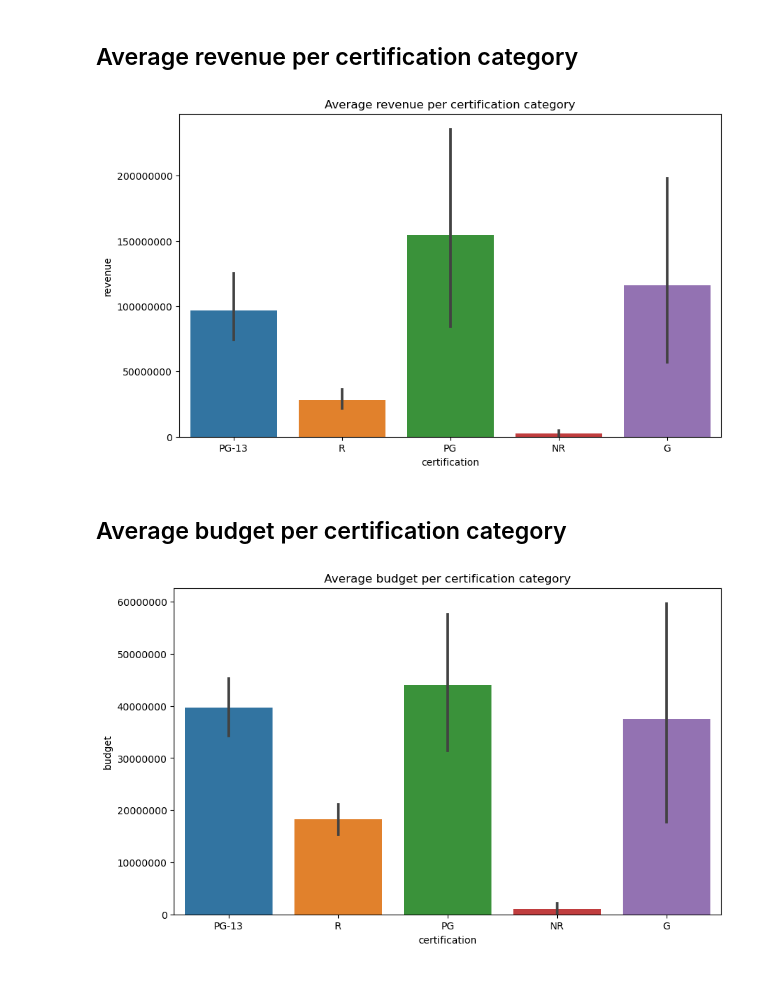
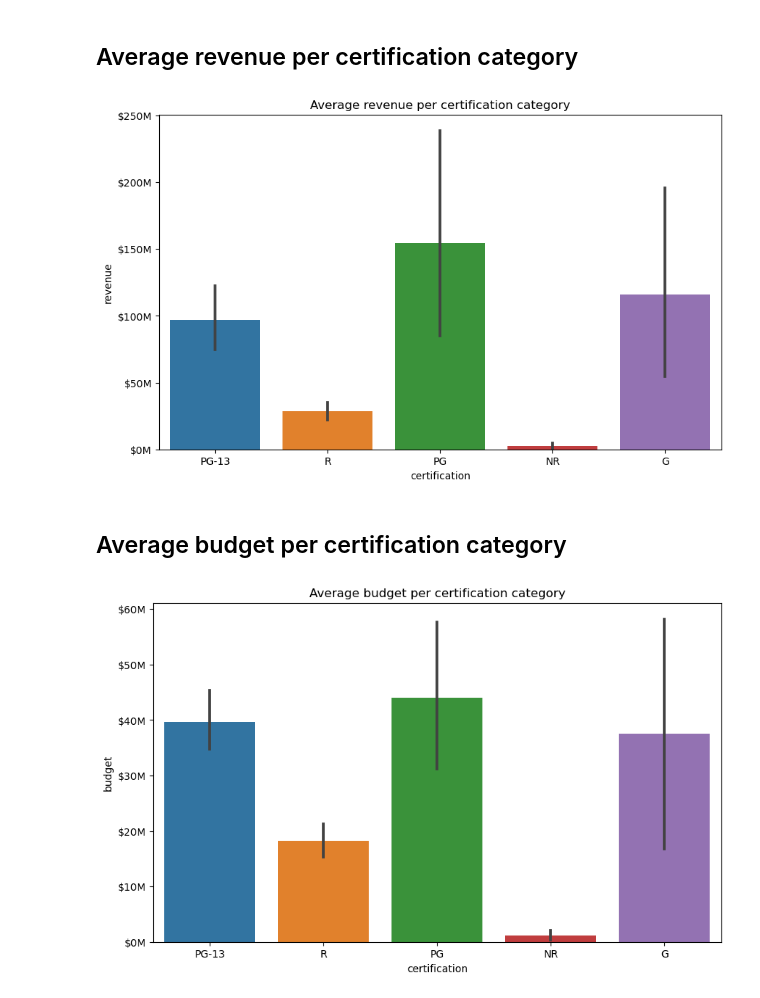
Before and after one commit to Qisam0322/IMDB-Movie-Analysis, a Jupyter notebook: EDA_on_API_Results.ipynb, the cells around one changed output. Saved outputs shown, nothing was run; the diff lists cells and outputs as text; code cells hidden in the pictures.

Commit message:
updated EDA diagrams

```diff
--- a/EDA_on_API_Results.ipynb
+++ b/EDA_on_API_Results.ipynb
@@ -94,15 +86,19 @@ Name: certification, dtype: int64
 fi,ax = plt.subplots(figsize=(10,6))
 sns.barplot(data=df_financial,x='certification',y='revenue')
 plt.ticklabel_format(style='plain', axis='y')
-ax.set_title('Average revenue per certification category');
+ax.set_title('Average revenue per certification category')
+formatter = FuncFormatter(lambda x, _: f"${int(x / 1e6):,}M")
+ax.yaxis.set_major_formatter(formatter);
 # %% [output]
-[figure, old version]
+[figure, new version]
 # %% [markdown]
 ## Average budget per certification category
 # %%
 fi,ax = plt.subplots(figsize=(10,6))
 sns.barplot(data=df_financial,x='certification',y='budget')
 plt.ticklabel_format(style='plain', axis='y')
-ax.set_title('Average budget per certification category');
+ax.set_title('Average budget per certification category')
+formatter = FuncFormatter(lambda x, _: f"${int(x / 1e6):,}M")
+ax.yaxis.set_major_formatter(formatter);
 # %% [output]
-[figure, old version]
+[figure, new version]
```
Also changed, not shown: parts of 6 cells of this notebook.
